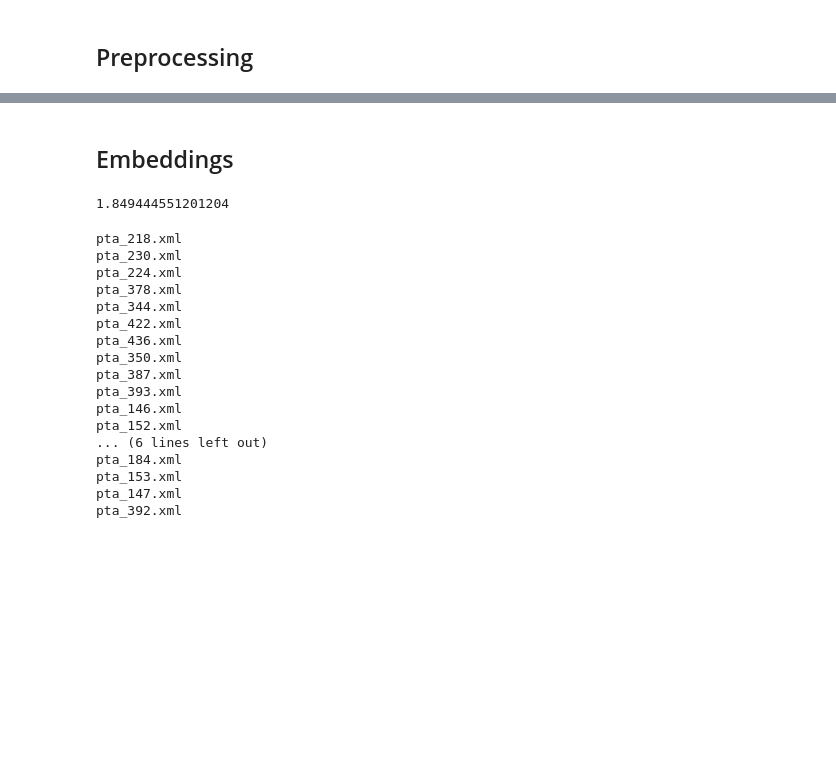
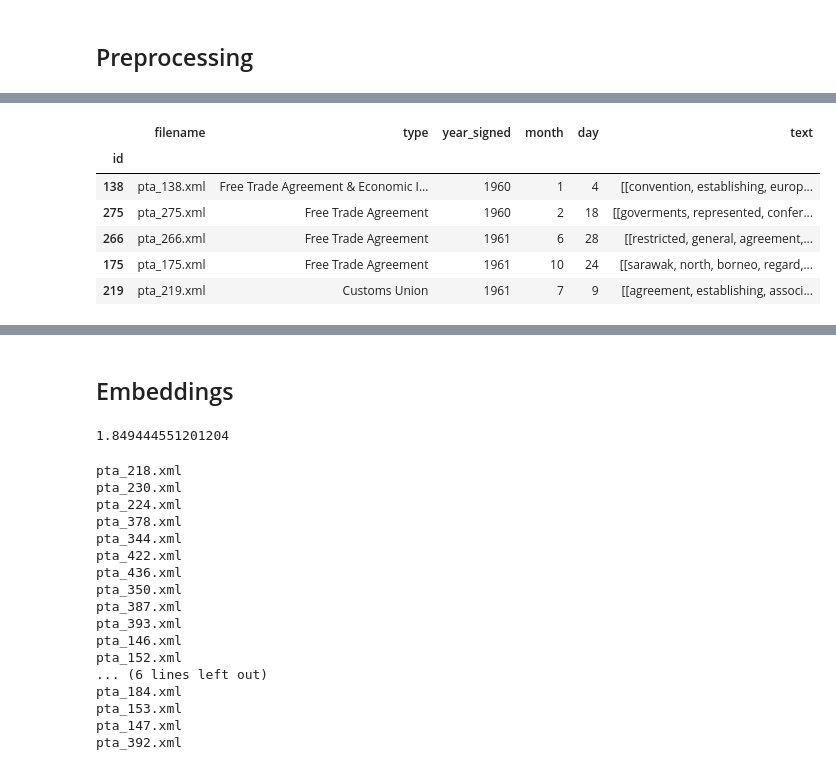
Before and after one commit to OllieFord/DS4D-Trade-Agreement-Project, a Jupyter notebook: A1/Prog_metric.ipynb, the cells around one changed output, grey strips where cells are left out. Drawn from its saved outputs; the diff is of its cells as text; code cells hidden in the pictures; blank space fills up the shorter version.

```diff
--- a/A1/Prog_metric.ipynb
+++ b/A1/Prog_metric.ipynb
@@ -128,0 +108,10 @@ for item in range(test1.index.min().year, test1.index.max().year):
+# %%
+list_df[1]
+# %% [output]
+|  | filename | type | year_signed | month | day | text |
+| id |  |  |  |  |  |  |
+| 138 | pta_138.xml | Free Trade Agreement & Economic I... | 1960 | 1 | 4 | [[convention, establishing, europ... |
+| 275 | pta_275.xml | Free Trade Agreement | 1960 | 2 | 18 | [[goverments, represented, confer... |
+| 266 | pta_266.xml | Free Trade Agreement | 1961 | 6 | 28 | [[restricted, general, agreement,... |
+| 175 | pta_175.xml | Free Trade Agreement | 1961 | 10 | 24 | [[sarawak, north, borneo, regard,... |
+| 219 | pta_219.xml | Customs Union | 1961 | 7 | 9 | [[agreement, establishing, associ... |
```
Also changed, not shown: parts of 8 cells of this notebook.
